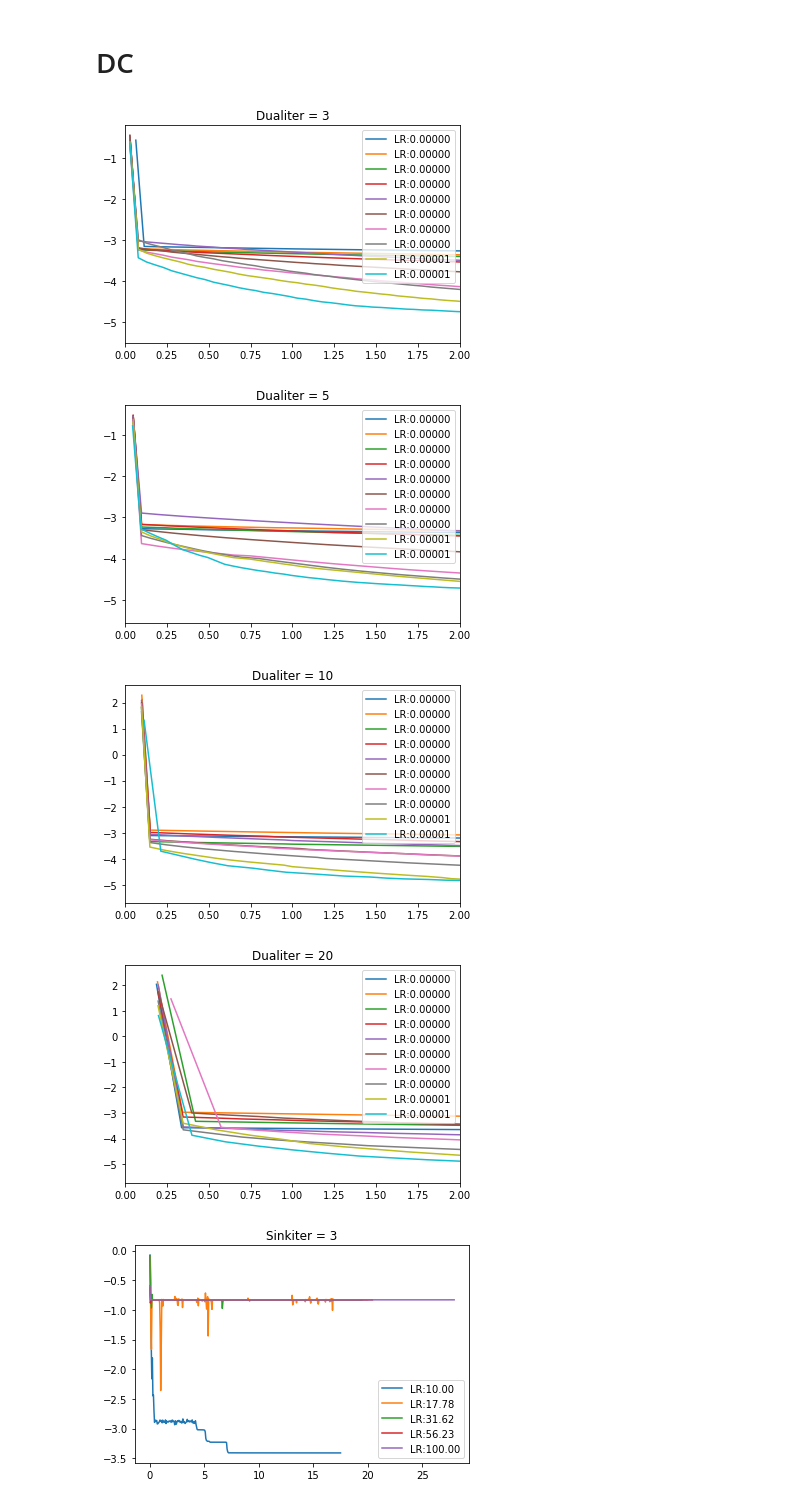
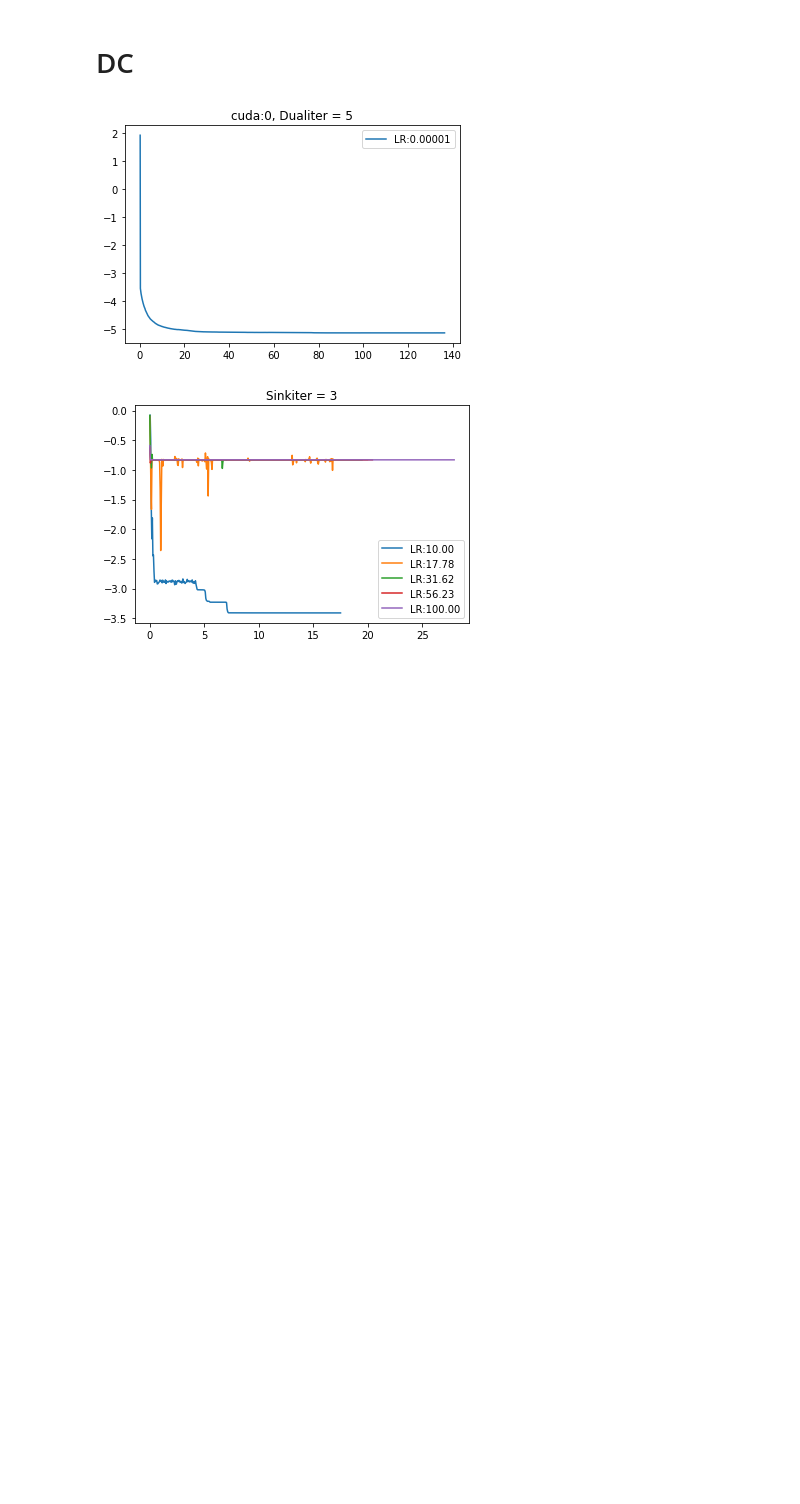
Before and after one commit to eboursier/regularized_private_learning, a Jupyter notebook: parameter_tuning.ipynb, the cells around one changed output. Saved outputs shown, nothing was run; the diff lists cells and outputs as text; code cells hidden in the pictures; blank space fills up the shorter version.

```diff
--- a/parameter_tuning.ipynb
+++ b/parameter_tuning.ipynb
@@ -90,11 +82,13 @@ descentmaxiter = 50000
+# %%
+descentlrrange = [0.01]
 # %%
 losses['descent'] = {}
 
 for descentlr in descentlrrange:
     losses['descent'][descentlr] = []
     for exp in range(expstart, expstart+nexp):
-        l = np.load('experiments/softmax/{0}_lamb{1}_k{2}_dim{3}_lr{4}_descent/losses.npy'.format(exp, lamb, K, dim, descentlr))
-        t = np.load('experiments/softmax/{0}_lamb{1}_k{2}_dim{3}_lr{4}_descent/time.npy'.format(exp, lamb, K, dim, descentlr))
+        l = np.load('experiments/descent/{0}_lamb{1}_k{2}_dim{3}_lr{4}_descent_{5}/losses.npy'.format(exp, lamb, K, dim, descentlr, device))
+        t = np.load('experiments/descent/{0}_lamb{1}_k{2}_dim{3}_lr{4}_descent_{5}/time.npy'.format(exp, lamb, K, dim, descentlr, device))
         losses['descent'][descentlr] += zip(l,t)
 # %%
 plt.figure()
@@ -115,27 +105,26 @@ dcmaxiter = 1000
+# %%
+dclrrange = [1e-5]
+dcdualiterrange = [5]
 # %%
 losses['dc'] = {}
 for s in itertools.product(dcdualiterrange, dclrrange):
     dcdualiter, dclr = s[0], s[1]
     losses['dc'][(dcdualiter, dclr)] = []
     for exp in range(expstart, expstart+nexp):
-        l = np.load('experiments/{0}_lamb{1}_k{2}_dim{3}_dualiter{4}_lr{5}_dc/losses.npy'.format(exp, lamb, K, dim, dcdualiter, dclr))
-        t = np.load('experiments/{0}_lamb{1}_k{2}_dim{3}_dualiter{4}_lr{5}_dc/time.npy'.format(exp, lamb, K, dim, dcdualiter, dclr))
+        l = np.load('experiments/dc/{0}_lamb{1}_k{2}_dim{3}_dualiter{4}_lr{5}_dc_{6}/losses.npy'.format(exp, lamb, K, dim, dcdualiter, dclr, device))
+        t = np.load('experiments/dc/{0}_lamb{1}_k{2}_dim{3}_dualiter{4}_lr{5}_dc_{6}/time.npy'.format(exp, lamb, K, dim, dcdualiter, dclr, device))
         losses['dc'][(dcdualiter, dclr)] += zip(l, t)
 # %%
 for dcdualiter in dcdualiterrange:
     plt.figure()
     for dclr in dclrrange:
         h, z = average(np.array(losses['dc'][(dcdualiter, dclr)]), stepsize=5e-2)
         plt.plot(h, z, label='LR:{0:.5f}'.format(dclr))
     plt.legend()
-    plt.xlim(0, 2)
-    plt.title('Dualiter = {}'.format(dcdualiter))
+    plt.title('{}, Dualiter = {}'.format(device, dcdualiter))
     plt.show()
 # %% [output]
-[figure, old version]
+[figure, new version]
-[figure, removed]
-[figure, removed]
-[figure, removed]
 # %%
 for sinkiter in sinkiterrange:
     plt.figure()
```
Also changed, not shown: parts of 9 cells of this notebook, 3 other files.
